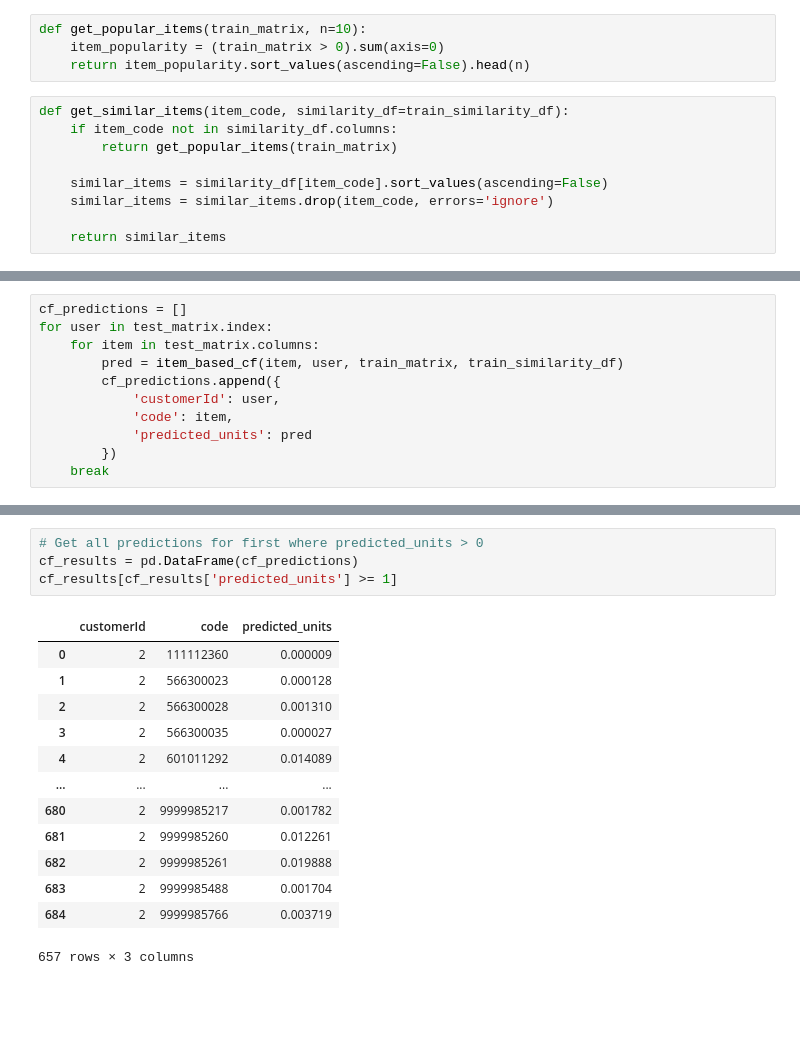
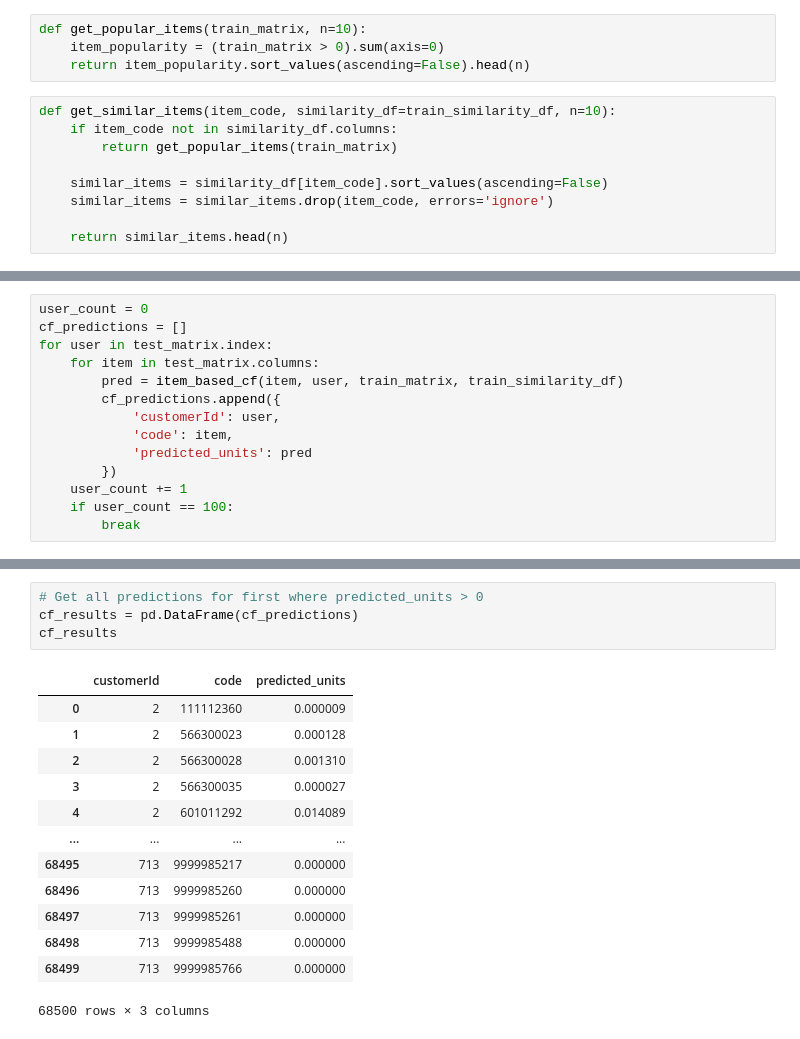
Before and after one commit to medvidov/middleby-DE-test, a Jupyter notebook: middleby_de.ipynb, the cells around one changed output, grey strips where cells are left out. Saved outputs shown, nothing was run; the diff lists cells and outputs as text; blank space fills up the shorter version.

```diff
--- a/middleby_de.ipynb
+++ b/middleby_de.ipynb
@@ -285,11 +267,11 @@ def get_popular_items(train_matrix, n=10):
     item_popularity = (train_matrix > 0).sum(axis=0)
     return item_popularity.sort_values(ascending=False).head(n)
 # %%
-def get_similar_items(item_code, similarity_df=train_similarity_df):
+def get_similar_items(item_code, similarity_df=train_similarity_df, n=10):
     if item_code not in similarity_df.columns:
         return get_popular_items(train_matrix)
 
     similar_items = similarity_df[item_code].sort_values(ascending=False)
     similar_items = similar_items.drop(item_code, errors='ignore')
 
-    return similar_items
+    return similar_items.head(n)
@@ -361,4 +304,5 @@ np.float64(1.0045116019164002)
 # %%
+user_count = 0
 cf_predictions = []
 for user in test_matrix.index:
     for item in test_matrix.columns:
@@ -368,4 +312,6 @@ for user in test_matrix.index:
             'code': item,
             'predicted_units': pred
         })
-    break
+    user_count += 1
+    if user_count == 100:
+        break
@@ -390,18 +318,18 @@ Item not found in similarity dataframe
 # %%
 # Get all predictions for first where predicted_units > 0
 cf_results = pd.DataFrame(cf_predictions)
-cf_results[cf_results['predicted_units'] >= 1]
+cf_results
 # %% [output]
 |  | customerId | code | predicted_units |
 | 0 | 2 | 111112360 | 0.000009 |
 | 1 | 2 | 566300023 | 0.000128 |
 | 2 | 2 | 566300028 | 0.001310 |
 | 3 | 2 | 566300035 | 0.000027 |
 | 4 | 2 | 601011292 | 0.014089 |
 | ... | ... | ... | ... |
-| 680 | 2 | 9999985217 | 0.001782 |
-| 681 | 2 | 9999985260 | 0.012261 |
-| 682 | 2 | 9999985261 | 0.019888 |
-| 683 | 2 | 9999985488 | 0.001704 |
-| 684 | 2 | 9999985766 | 0.003719 |
+| 68495 | 713 | 9999985217 | 0.000000 |
+| 68496 | 713 | 9999985260 | 0.000000 |
+| 68497 | 713 | 9999985261 | 0.000000 |
+| 68498 | 713 | 9999985488 | 0.000000 |
+| 68499 | 713 | 9999985766 | 0.000000 |
-657 rows × 3 columns
+68500 rows × 3 columns
```
Also changed, not shown: parts of 9 cells of this notebook.
